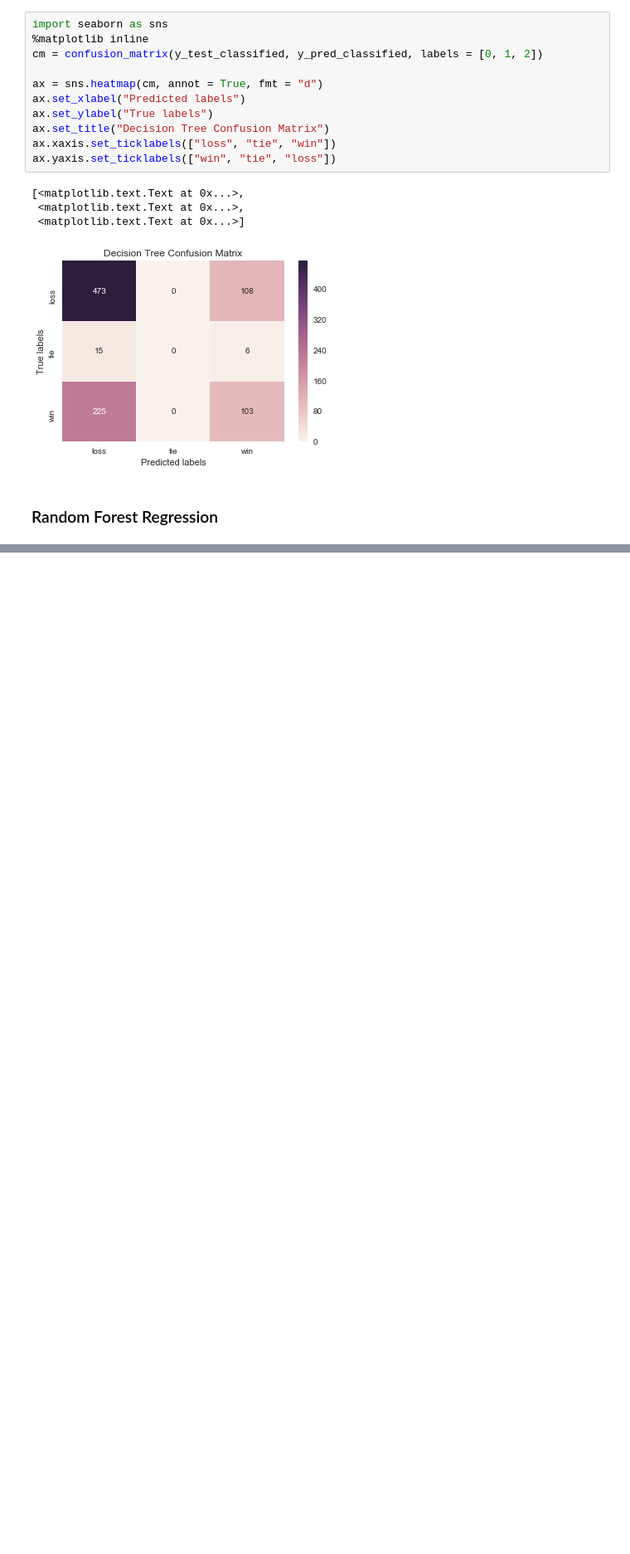
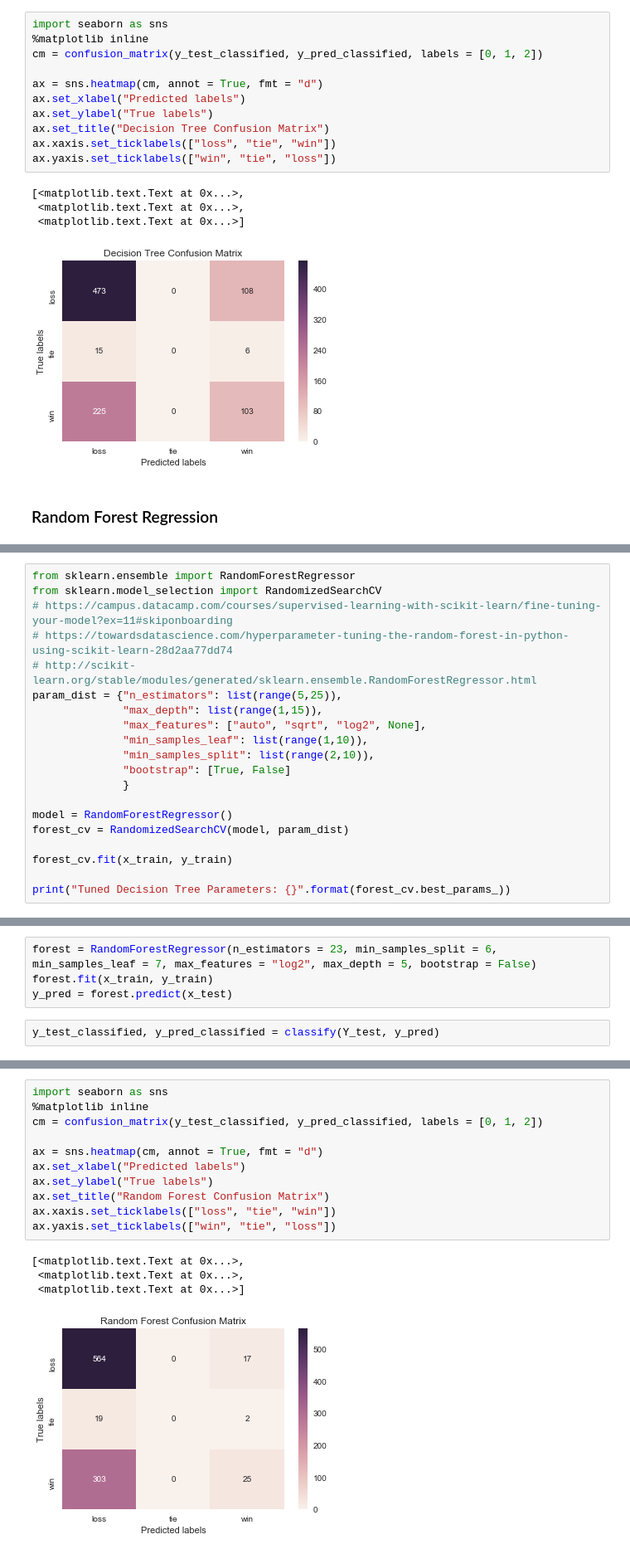
Before and after one commit to dithier/FinalProject, a Jupyter notebook: CSCI-29 Final Project_Carter Ithier.ipynb, the cells around one changed output, grey strips where cells are left out. Shown: that part at 83% size. Cells and saved outputs as stored; diff of their text form; blank space fills up the shorter version.

```diff
--- a/CSCI-29 Final Project_Carter Ithier.ipynb
+++ b/CSCI-29 Final Project_Carter Ithier.ipynb
@@ -613,0 +616,20 @@ ax.yaxis.set_ticklabels(["win", "tie", "loss"])
+# %%
+from sklearn.ensemble import RandomForestRegressor
+from sklearn.model_selection import RandomizedSearchCV
+# https://campus.datacamp.com/courses/supervised-learning-with-scikit-learn/fine-tuning-your-model?ex=11#skiponboarding
+# https://towardsdatascience.com/hyperparameter-tuning-the-random-forest-in-python-using-scikit-learn-28d2aa77dd74
+# http://scikit-learn.org/stable/modules/generated/sklearn.ensemble.RandomForestRegressor.html
+param_dist = {"n_estimators": list(range(5,25)),
+              "max_depth": list(range(1,15)),
+              "max_features": ["auto", "sqrt", "log2", None],
+              "min_samples_leaf": list(range(1,10)),
+              "min_samples_split": list(range(2,10)),
+              "bootstrap": [True, False]
+              }
+
+model = RandomForestRegressor()
+forest_cv = RandomizedSearchCV(model, param_dist)
+
+forest_cv.fit(x_train, y_train)
+
+print("Tuned Decision Tree Parameters: {}".format(forest_cv.best_params_))
@@ -613,0 +638,6 @@ ax.yaxis.set_ticklabels(["win", "tie", "loss"])
+# %%
+forest = RandomForestRegressor(n_estimators = 23, min_samples_split = 6, min_samples_leaf = 7, max_features = "log2", max_depth = 5, bootstrap = False)
+forest.fit(x_train, y_train)
+y_pred = forest.predict(x_test)
+# %%
+y_test_classified, y_pred_classified = classify(Y_test, y_pred)
@@ -613,0 +656,16 @@ ax.yaxis.set_ticklabels(["win", "tie", "loss"])
+# %%
+import seaborn as sns
+%matplotlib inline
+cm = confusion_matrix(y_test_classified, y_pred_classified, labels = [0, 1, 2])
+
+ax = sns.heatmap(cm, annot = True, fmt = "d")
+ax.set_xlabel("Predicted labels")
+ax.set_ylabel("True labels")
+ax.set_title("Random Forest Confusion Matrix")
+ax.xaxis.set_ticklabels(["loss", "tie", "win"])
+ax.yaxis.set_ticklabels(["win", "tie", "loss"])
+# %% [output]
+[<matplotlib.text.Text at 0x...>,
+ <matplotlib.text.Text at 0x...>,
+ <matplotlib.text.Text at 0x...>]
+[figure, added]
```
Also changed, not shown: parts of 5 cells of this notebook.
